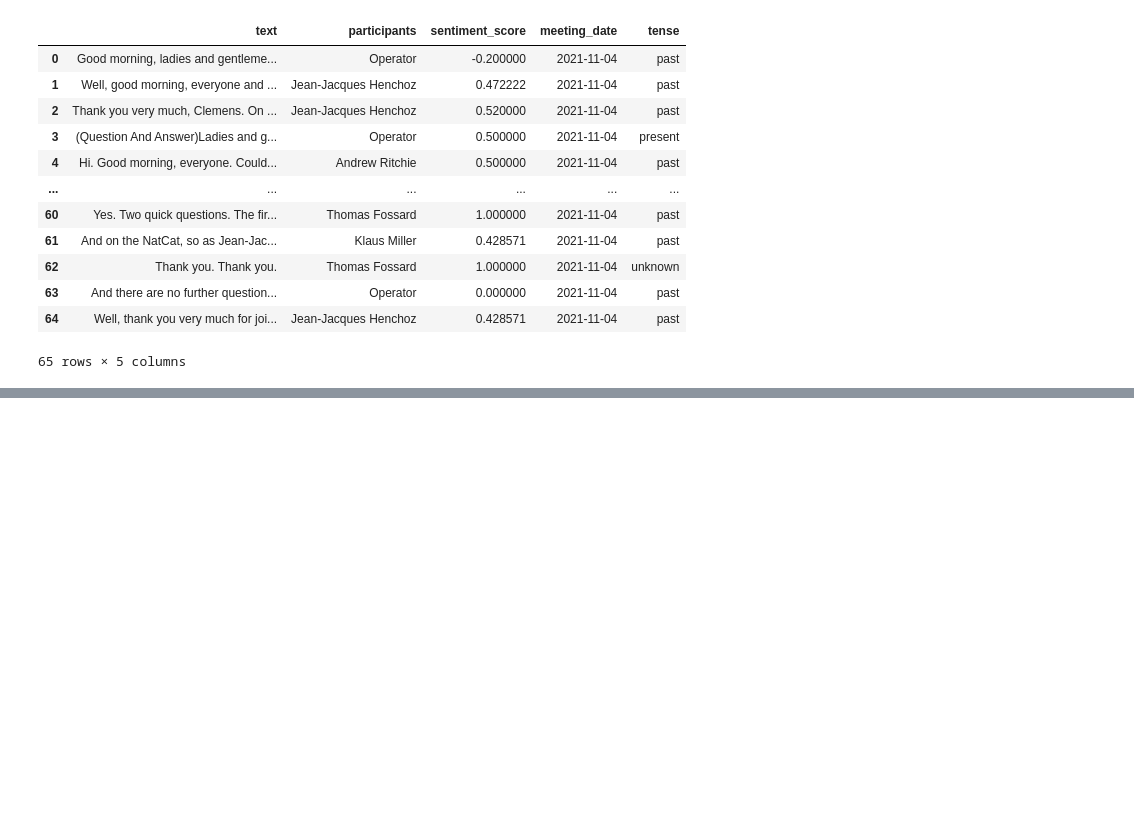
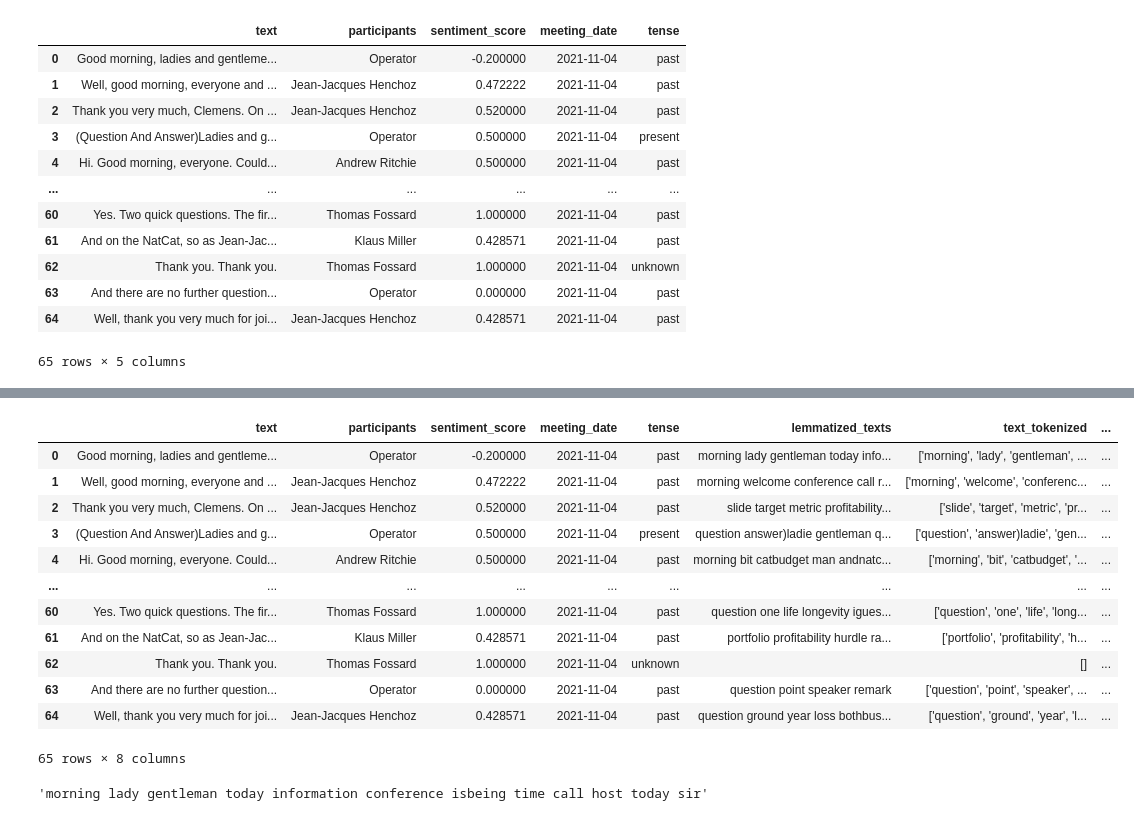
Before and after one commit to BoE-ARP-Bayes-MSc-BA/data_collecting, a Jupyter notebook: Testing.ipynb, the cells around one changed output, grey strips where cells are left out. Cells and saved outputs as stored; diff of their text form; code cells hidden in the pictures; blank space fills up the shorter version.

```diff
--- a/Testing.ipynb
+++ b/Testing.ipynb
@@ -814,0 +947,9 @@ past_sentence_count: 47
+# %%
+true_k = 20
+
+model = KMeans(n_clusters=true_k, init="k-means++", max_iter=100, n_init=1)
+
+model.fit(vectors)
+
+order_centroids = model.cluster_centers_.argsort()[:, ::-1]
+terms = vectoriser.get_feature_names()
@@ -814,0 +1143,28 @@ past_sentence_count: 47
+# %%
+# tokenize the test by row
+text_tokenized = paragraph_split_df[['lemmatized_texts']].apply(lambda x: x.str.split())
+text_tokenized
+# make each element as string inside the list
+text_tokenized = text_tokenized.apply(lambda x: [str(i) for i in x])
+text_tokenized
+# write back to the dataframe
+paragraph_split_df['text_tokenized'] = text_tokenized
+paragraph_split_df
+# %% [output]
+|  | text | participants | sentiment_score | meeting_date | tense | lemmatized_texts | text_tokenized | ... |
+| 0 | Good morning, ladies and gentleme... | Operator | -0.200000 | 2021-11-04 | past | morning lady gentleman today info... | ['morning', 'lady', 'gentleman', ... | ... |
+| 1 | Well, good morning, everyone and ... | Jean-Jacques Henchoz | 0.472222 | 2021-11-04 | past | morning welcome conference call r... | ['morning', 'welcome', 'conferenc... | ... |
+| 2 | Thank you very much, Clemens. On ... | Jean-Jacques Henchoz | 0.520000 | 2021-11-04 | past | slide target metric profitability... | ['slide', 'target', 'metric', 'pr... | ... |
+| 3 | (Question And Answer)Ladies and g... | Operator | 0.500000 | 2021-11-04 | present | question answer)ladie gentleman q... | ['question', 'answer)ladie', 'gen... | ... |
+| 4 | Hi. Good morning, everyone. Could... | Andrew Ritchie | 0.500000 | 2021-11-04 | past | morning bit catbudget man andnatc... | ['morning', 'bit', 'catbudget', '... | ... |
+| ... | ... | ... | ... | ... | ... | ... | ... | ... |
+| 60 | Yes. Two quick questions. The fir... | Thomas Fossard | 1.000000 | 2021-11-04 | past | question one life longevity igues... | ['question', 'one', 'life', 'long... | ... |
+| 61 | And on the NatCat, so as Jean-Jac... | Klaus Miller | 0.428571 | 2021-11-04 | past | portfolio profitability hurdle ra... | ['portfolio', 'profitability', 'h... | ... |
+| 62 | Thank you. Thank you. | Thomas Fossard | 1.000000 | 2021-11-04 | unknown |  | [] | ... |
+| 63 | And there are no further question... | Operator | 0.000000 | 2021-11-04 | past | question point speaker remark | ['question', 'point', 'speaker', ... | ... |
+| 64 | Well, thank you very much for joi... | Jean-Jacques Henchoz | 0.428571 | 2021-11-04 | past | question ground year loss bothbus... | ['question', 'ground', 'year', 'l... | ... |
+65 rows × 8 columns
+# %%
+try_1
+# %% [output]
+'morning lady gentleman today information conference isbeing time call host today sir'
```
Also changed, not shown: parts of 32 cells of this notebook.
